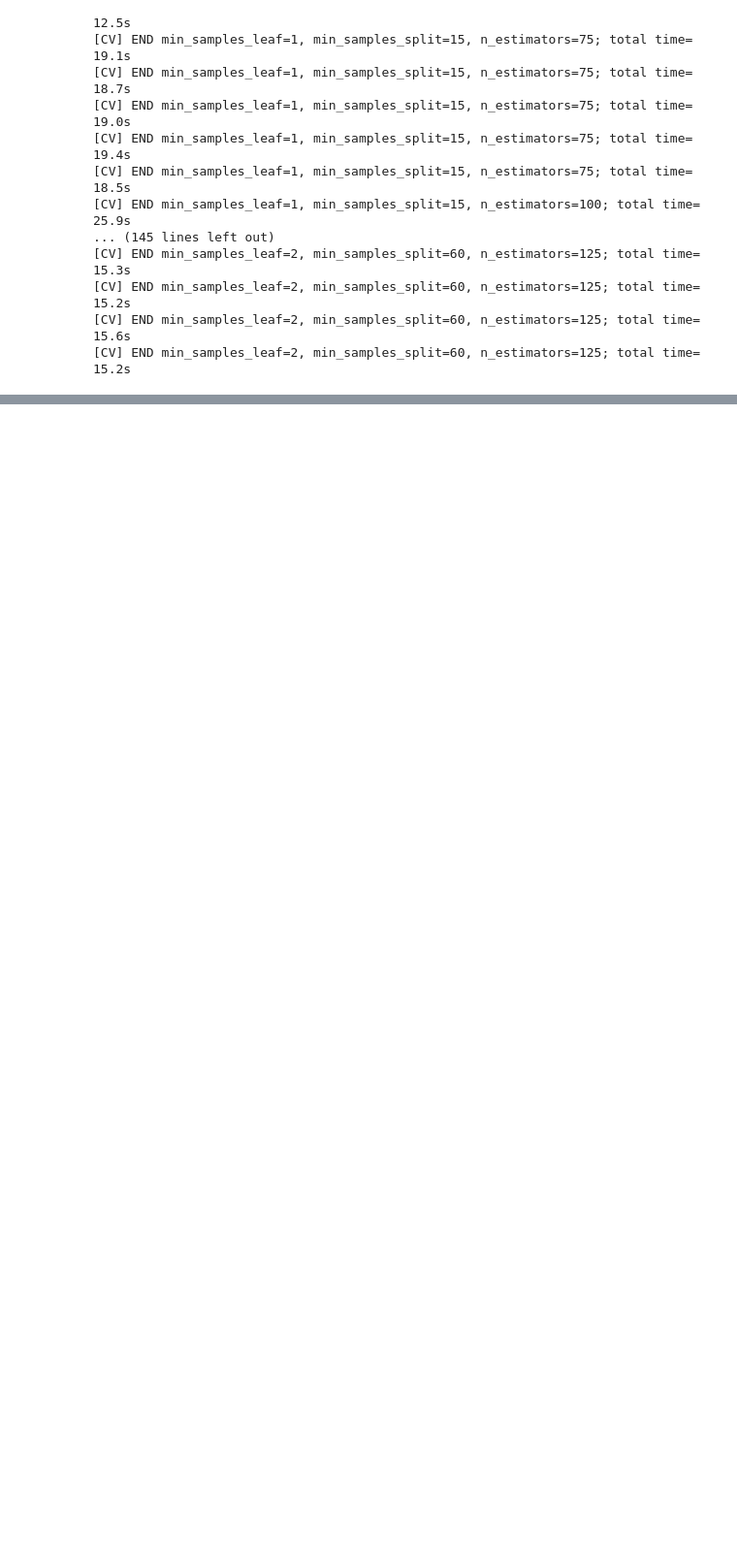
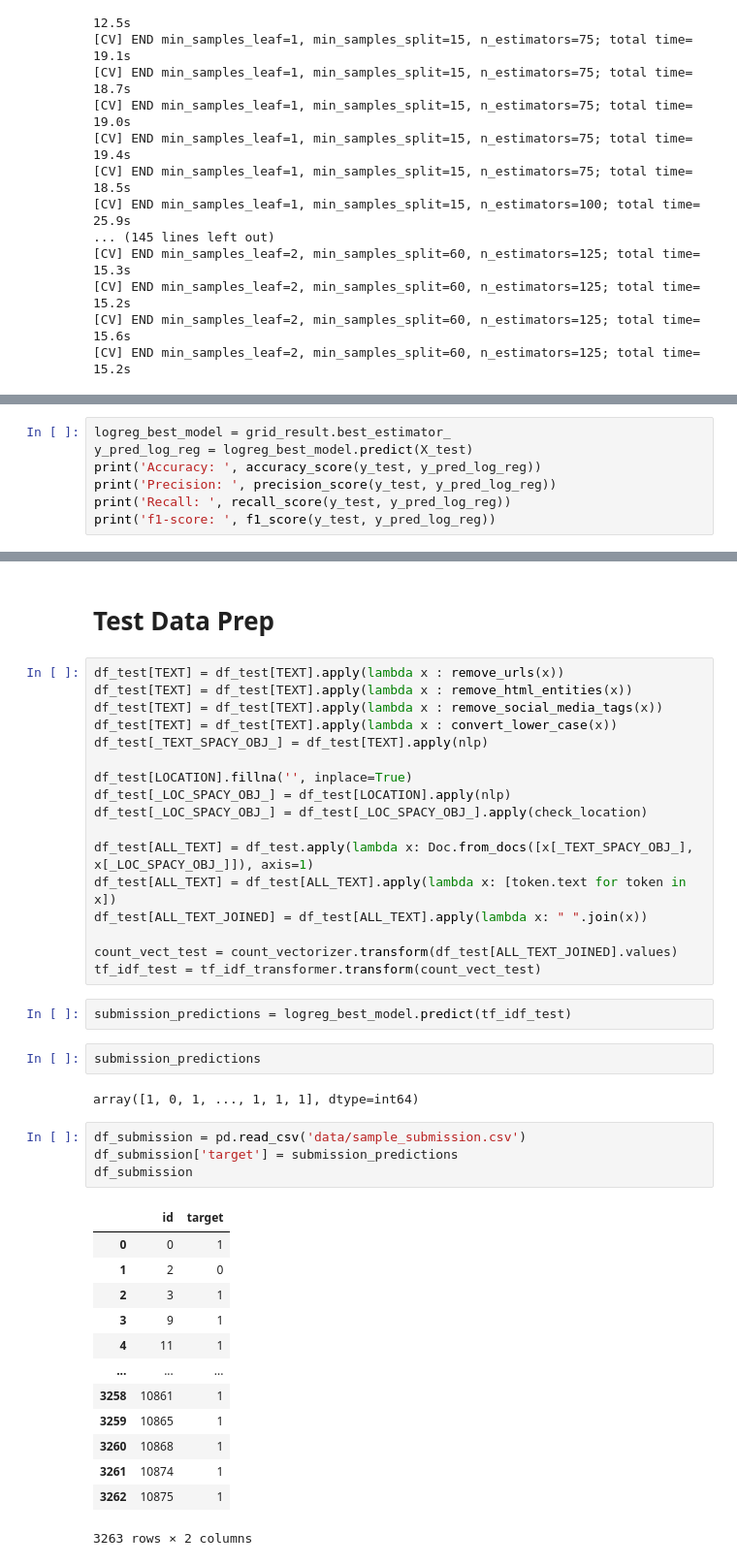
Before and after one commit to royn5618/Medium_Blog_Codes, a Jupyter notebook: NLP_Disaster_Tweets/Prototype.ipynb, the cells around one changed output, grey strips where cells are left out. Shown: that part at 97% size. Drawn from its saved outputs; the diff is of its cells as text; blank space fills up the shorter version.

Commit message:
Adding new changes and kaggle submission file

```diff
--- a/NLP_Disaster_Tweets/Prototype.ipynb
+++ b/NLP_Disaster_Tweets/Prototype.ipynb
@@ -703,0 +1021,7 @@ f1-score:  0.7182156133828995
+# %%
+logreg_best_model = grid_result.best_estimator_
+y_pred_log_reg = logreg_best_model.predict(X_test)
+print('Accuracy: ', accuracy_score(y_test, y_pred_log_reg))
+print('Precision: ', precision_score(y_test, y_pred_log_reg))
+print('Recall: ', recall_score(y_test, y_pred_log_reg))
+print('f1-score: ', f1_score(y_test, y_pred_log_reg))
@@ -703,0 +1033,43 @@ f1-score:  0.7182156133828995
+# %% [markdown]
+# Test Data Prep
+# %%
+df_test[TEXT] = df_test[TEXT].apply(lambda x : remove_urls(x))
+df_test[TEXT] = df_test[TEXT].apply(lambda x : remove_html_entities(x))
+df_test[TEXT] = df_test[TEXT].apply(lambda x : remove_social_media_tags(x))
+df_test[TEXT] = df_test[TEXT].apply(lambda x : convert_lower_case(x))
+df_test[_TEXT_SPACY_OBJ_] = df_test[TEXT].apply(nlp)
+
+df_test[LOCATION].fillna('', inplace=True)
+df_test[_LOC_SPACY_OBJ_] = df_test[LOCATION].apply(nlp)
+df_test[_LOC_SPACY_OBJ_] = df_test[_LOC_SPACY_OBJ_].apply(check_location)
+
+df_test[ALL_TEXT] = df_test.apply(lambda x: Doc.from_docs([x[_TEXT_SPACY_OBJ_], x[_LOC_SPACY_OBJ_]]), axis=1)
+df_test[ALL_TEXT] = df_test[ALL_TEXT].apply(lambda x: [token.text for token in x])
+df_test[ALL_TEXT_JOINED] = df_test[ALL_TEXT].apply(lambda x: " ".join(x))
+
+count_vect_test = count_vectorizer.transform(df_test[ALL_TEXT_JOINED].values)
+tf_idf_test = tf_idf_transformer.transform(count_vect_test)
+# %%
+submission_predictions = logreg_best_model.predict(tf_idf_test)
+# %%
+submission_predictions
+# %% [output]
+array([1, 0, 1, ..., 1, 1, 1], dtype=int64)
+# %%
+df_submission = pd.read_csv('data/sample_submission.csv')
+df_submission['target'] = submission_predictions
+df_submission
+# %% [output]
+|  | id | target |
+| 0 | 0 | 1 |
+| 1 | 2 | 0 |
+| 2 | 3 | 1 |
+| 3 | 9 | 1 |
+| 4 | 11 | 1 |
+| ... | ... | ... |
+| 3258 | 10861 | 1 |
+| 3259 | 10865 | 1 |
+| 3260 | 10868 | 1 |
+| 3261 | 10874 | 1 |
+| 3262 | 10875 | 1 |
+3263 rows × 2 columns
```
Also changed, not shown: parts of 19 cells of this notebook, 1 other file.
